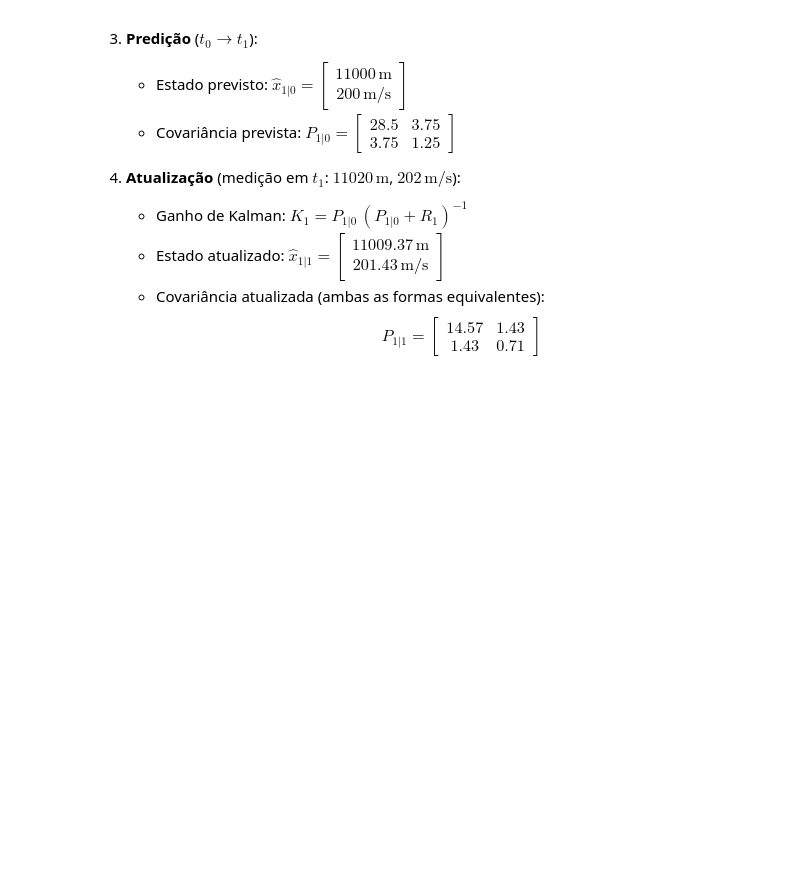
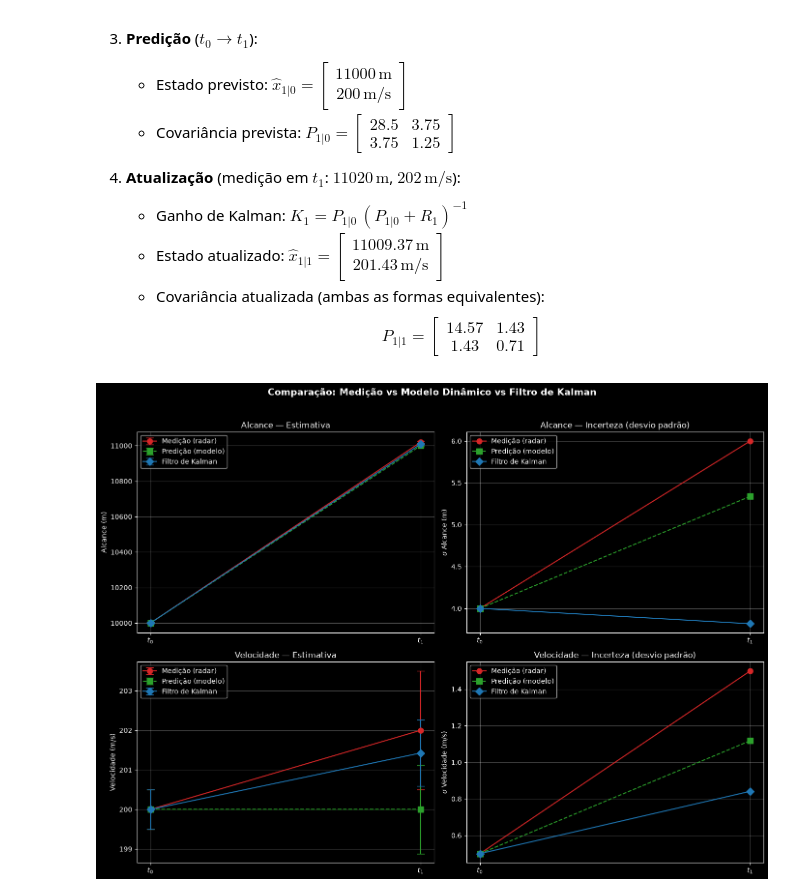
Before and after one commit to aqs345-coder/tcc_codes, a Jupyter notebook: examples/example1.ipynb, the cells around one changed output. Drawn from its saved outputs; the diff is of its cells as text; code cells hidden in the pictures; blank space fills up the shorter version.

Commit message:
Gráfico de comparação adicionado ao fim do exemplo

```diff
--- a/examples/example1.ipynb
+++ b/examples/example1.ipynb
@@ -158,0 +204,91 @@ Este exemplo implementa um **Filtro de Kalman para um radar unidimensional** que
+# %%
+# Dados do exemplo
+labels = [r"$t_0$", r"$t_1$"]
+
+# Alcance (m)
+range_meas = [z_0[0, 0], z_1[0, 0]]
+range_pred = [z_0[0, 0], x_1_0[0, 0]]   # em t0 = z_0, em t1 = predição
+range_kf   = [z_0[0, 0], x_1_1[0, 0]]   # em t0 = z_0, em t1 = KF
+
+# Velocidade (m/s)
+vel_meas = [z_0[1, 0], z_1[1, 0]]
+vel_pred = [z_0[1, 0], x_1_0[1, 0]]
+vel_kf   = [z_0[1, 0], x_1_1[1, 0]]
+
+# Incertezas — desvio padrão (sqrt da diagonal das covariâncias)
+# Medição: std extraído de R
+std_meas_range = [np.sqrt(R_0[0, 0]), np.sqrt(R_1[0, 0])]
+std_meas_vel   = [np.sqrt(R_0[1, 1]), np.sqrt(R_1[1, 1])]
+
+# Predição: std extraído de P_1_0 (em t0 usamos P_0_0)
+std_pred_range = [np.sqrt(P_0_0[0, 0]), np.sqrt(P_1_0[0, 0])]
+std_pred_vel   = [np.sqrt(P_0_0[1, 1]), np.sqrt(P_1_0[1, 1])]
+
+# Kalman: std extraído de P_1_1 (em t0 usamos P_0_0)
+std_kf_range = [np.sqrt(P_0_0[0, 0]), np.sqrt(P_1_1[0, 0])]
+std_kf_vel   = [np.sqrt(P_0_0[1, 1]), np.sqrt(P_1_1[1, 1])]
+
+x = [0, 1]  # posições no eixo x
+
+fig, axes = plt.subplots(2, 2, figsize=(14, 10))
+
+# ---- ALCANCE (valor) ----
+ax = axes[0, 0]
+ax.errorbar(x, range_meas, yerr=std_meas_range, fmt="o-", capsize=6,
+            label="Medição (radar)", color="tab:red", markersize=8)
+ax.errorbar(x, range_pred, yerr=std_pred_range, fmt="s--", capsize=6,
+            label="Predição (modelo)", color="tab:green", markersize=8)
+ax.errorbar(x, range_kf, yerr=std_kf_range, fmt="D-", capsize=6,
+            label="Filtro de Kalman", color="tab:blue", markersize=8)
+ax.set_xticks(x)
+ax.set_xticklabels(labels)
+ax.set_ylabel("Alcance (m)")
+ax.set_title("Alcance — Estimativa")
+ax.legend()
+ax.grid(True, alpha=0.3)
+
+# ---- VELOCIDADE (valor) ----
+ax = axes[1, 0]
+ax.errorbar(x, vel_meas, yerr=std_meas_vel, fmt="o-", capsize=6,
+            label="Medição (radar)", color="tab:red", markersize=8)
+ax.errorbar(x, vel_pred, yerr=std_pred_vel, fmt="s--", capsize=6,
+            label="Predição (modelo)", color="tab:green", markersize=8)
+ax.errorbar(x, vel_kf, yerr=std_kf_vel, fmt="D-", capsize=6,
+            label="Filtro de Kalman", color="tab:blue", markersize=8)
+ax.set_xticks(x)
+ax.set_xticklabels(labels)
+ax.set_ylabel("Velocidade (m/s)")
+ax.set_title("Velocidade — Estimativa")
+ax.legend()
+ax.grid(True, alpha=0.3)
+
+# ---- INCERTEZA DO ALCANCE (apenas std) ----
+ax = axes[0, 1]
+ax.plot(x, std_meas_range, "o-", label="Medição (radar)", color="tab:red", markersize=8)
+ax.plot(x, std_pred_range, "s--", label="Predição (modelo)", color="tab:green", markersize=8)
+ax.plot(x, std_kf_range, "D-", label="Filtro de Kalman", color="tab:blue", markersize=8)
+ax.set_xticks(x)
+ax.set_xticklabels(labels)
+ax.set_ylabel(r"$\sigma$ Alcance (m)")
+ax.set_title("Alcance — Incerteza (desvio padrão)")
+ax.legend()
+ax.grid(True, alpha=0.3)
+
+# ---- INCERTEZA DA VELOCIDADE (apenas std) ----
+ax = axes[1, 1]
+ax.plot(x, std_meas_vel, "o-", label="Medição (radar)", color="tab:red", markersize=8)
+ax.plot(x, std_pred_vel, "s--", label="Predição (modelo)", color="tab:green", markersize=8)
+ax.plot(x, std_kf_vel, "D-", label="Filtro de Kalman", color="tab:blue", markersize=8)
+ax.set_xticks(x)
+ax.set_xticklabels(labels)
+ax.set_ylabel(r"$\sigma$ Velocidade (m/s)")
+ax.set_title("Velocidade — Incerteza (desvio padrão)")
+ax.legend()
+ax.grid(True, alpha=0.3)
+
+plt.suptitle("Comparação: Medição vs Modelo Dinâmico vs Filtro de Kalman",
+             fontsize=14, fontweight="bold", y=1.02)
+plt.tight_layout()
+plt.show()
+# %% [output]
+[figure, added]
```
Also changed, not shown: parts of 2 cells of this notebook.
